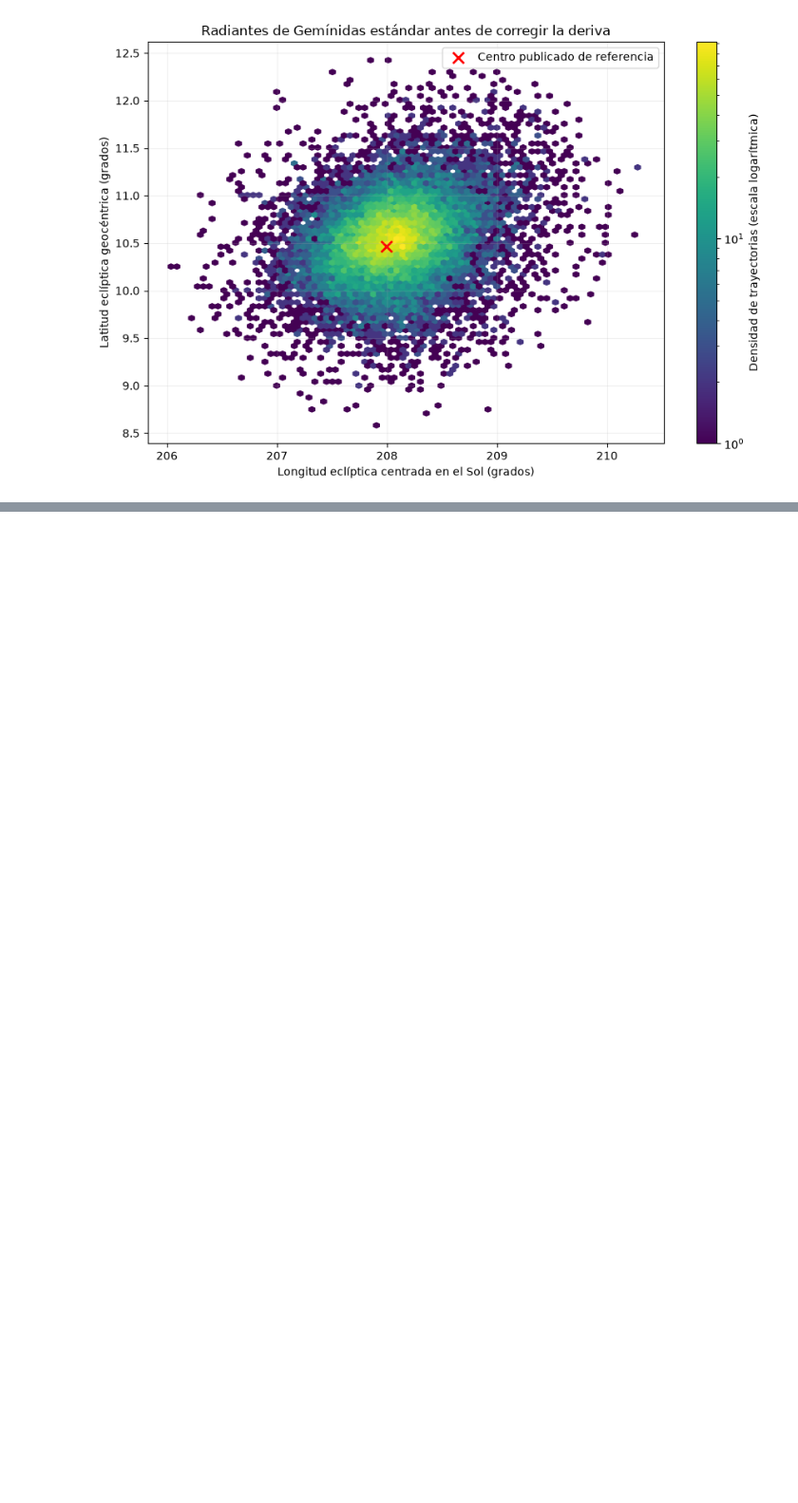
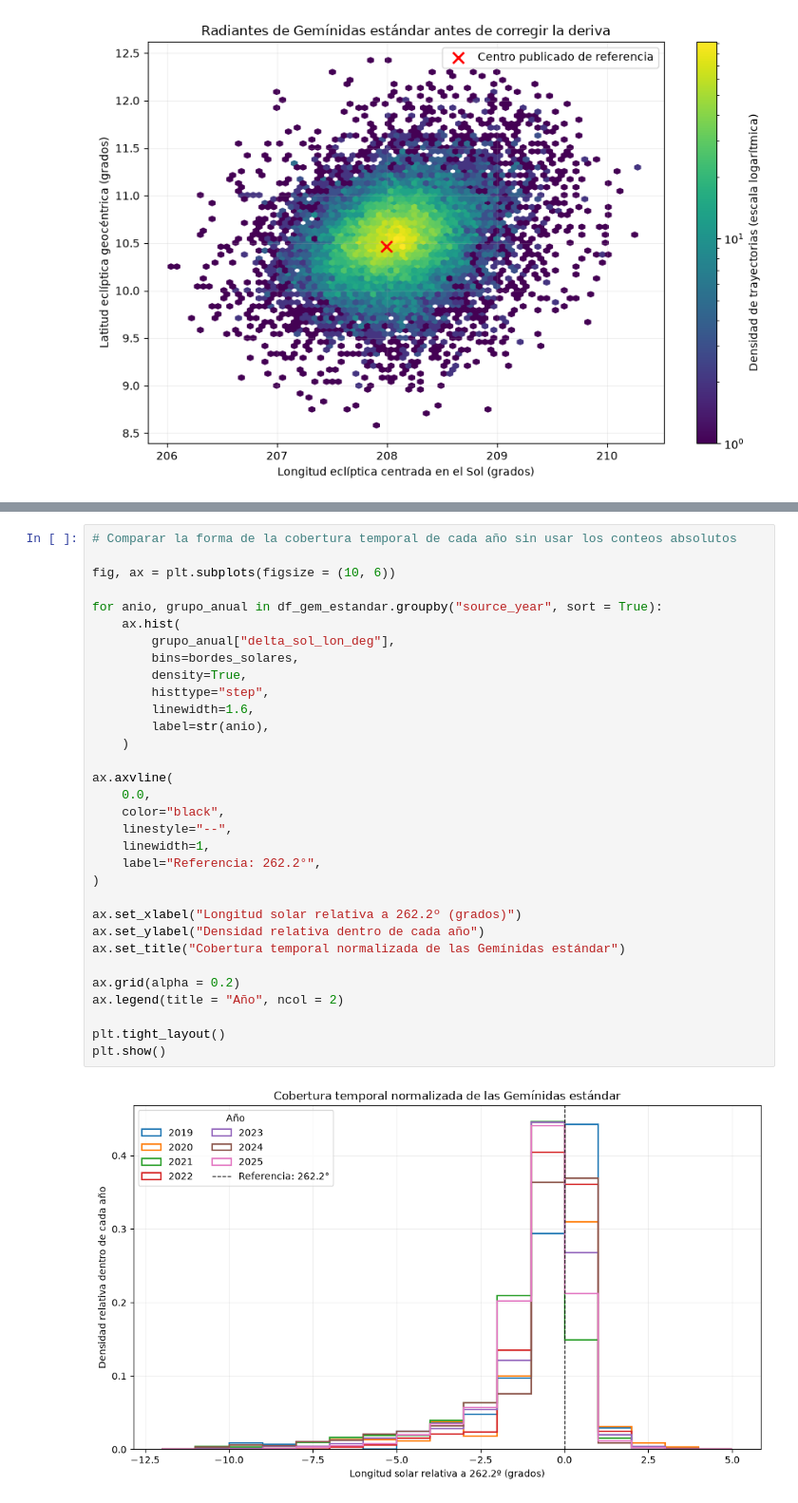
Before and after one commit to AlexBytes-23/Investigacion_geminidas, a Jupyter notebook: notebooks/03_preparacion_fisica_geminidas.ipynb, the cells around one changed output, grey strips where cells are left out. Shown at 95% size. Cells and saved outputs as stored; diff of their text form; blank space fills up the shorter version.

```diff
--- a/notebooks/03_preparacion_fisica_geminidas.ipynb
+++ b/notebooks/03_preparacion_fisica_geminidas.ipynb
@@ -735,0 +975,34 @@ plt.show()
+# %%
+# Comparar la forma de la cobertura temporal de cada año sin usar los conteos absolutos
+
+fig, ax = plt.subplots(figsize = (10, 6))
+
+for anio, grupo_anual in df_gem_estandar.groupby("source_year", sort = True):
+    ax.hist(
+        grupo_anual["delta_sol_lon_deg"],
+        bins=bordes_solares,
+        density=True,
+        histtype="step",
+        linewidth=1.6,
+        label=str(anio),
+    )
+
+ax.axvline(
+    0.0,
+    color="black",
+    linestyle="--",
+    linewidth=1,
+    label="Referencia: 262.2°",
+)
+
+ax.set_xlabel("Longitud solar relativa a 262.2º (grados)")
+ax.set_ylabel("Densidad relativa dentro de cada año")
+ax.set_title("Cobertura temporal normalizada de las Gemínidas estándar")
+
+ax.grid(alpha = 0.2)
+ax.legend(title = "Año", ncol = 2)
+
+plt.tight_layout()
+plt.show()
+# %% [output]
+[figure, added]
```
Also changed, not shown: parts of 107 cells of this notebook, 2 other files.
